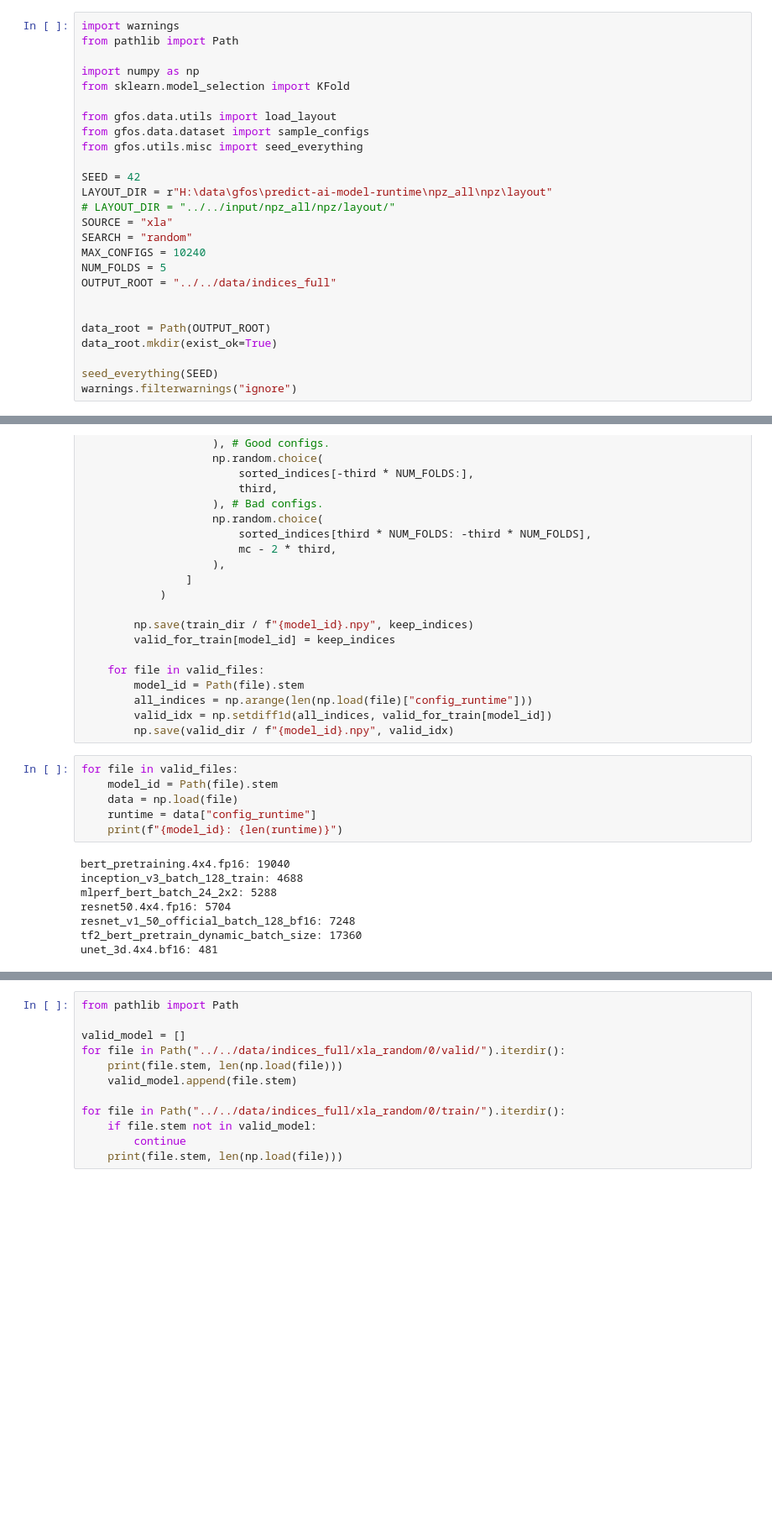
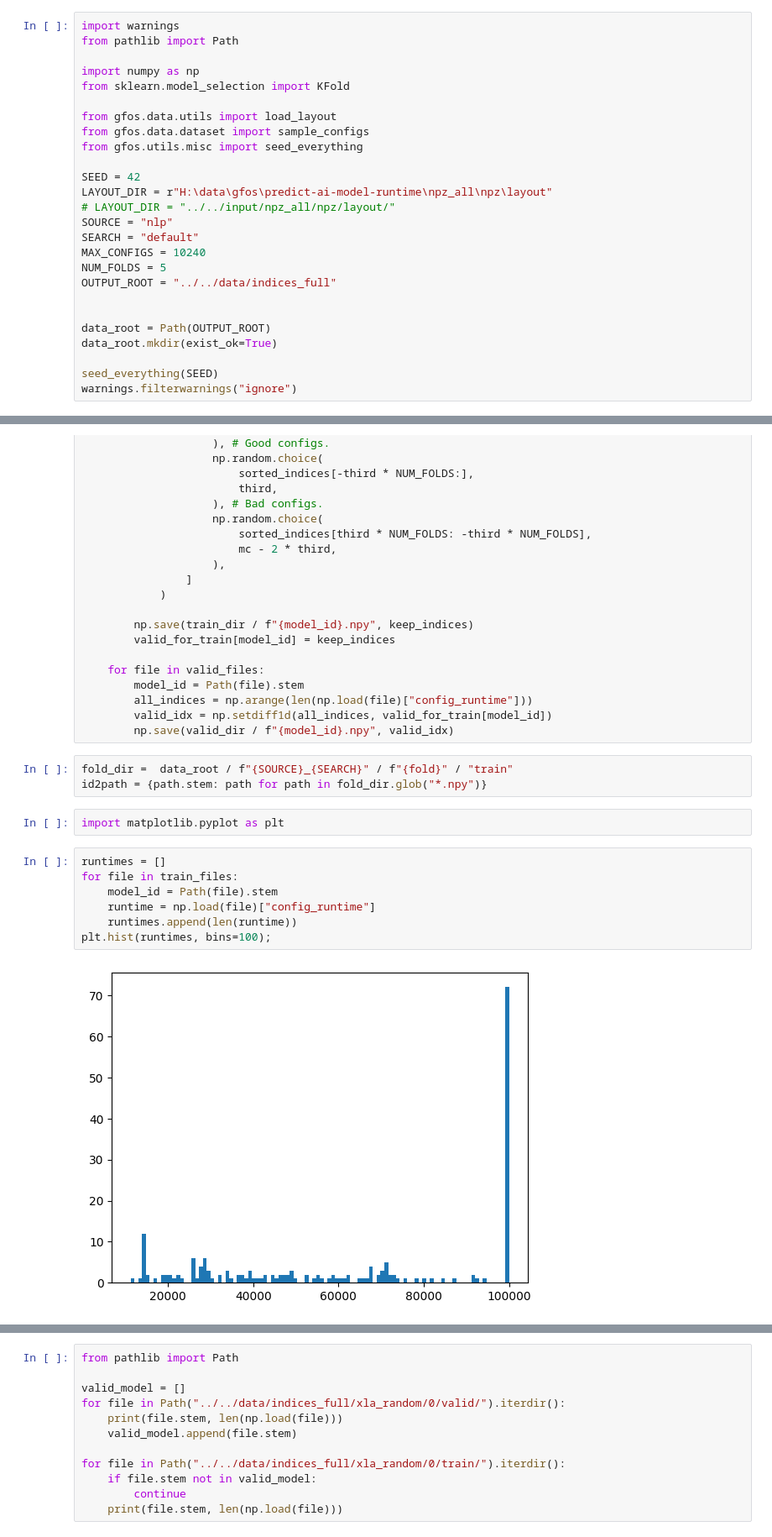
Before and after one commit to edenni/gfos, a Jupyter notebook: notebooks/data/create_fold.ipynb, the cells around one changed output, grey strips where cells are left out. Shown: that part at 84% size. Drawn from its saved outputs; the diff is of its cells as text; blank space fills up the shorter version.

```diff
--- a/notebooks/data/create_fold.ipynb
+++ b/notebooks/data/create_fold.ipynb
@@ -12,8 +12,8 @@ from gfos.utils.misc import seed_everything
 SEED = 42
 LAYOUT_DIR = r"H:\data\gfos\predict-ai-model-runtime\npz_all\npz\layout"
 # LAYOUT_DIR = "../../input/npz_all/npz/layout/"
-SOURCE = "xla"
-SEARCH = "random"
+SOURCE = "nlp"
+SEARCH = "default"
 MAX_CONFIGS = 10240
 NUM_FOLDS = 5
 OUTPUT_ROOT = "../../data/indices_full"
@@ -156,17 +211,17 @@ for fold, (train_files, valid_files) in enumerate(folds):
         all_indices = np.arange(len(np.load(file)["config_runtime"]))
         valid_idx = np.setdiff1d(all_indices, valid_for_train[model_id])
         np.save(valid_dir / f"{model_id}.npy", valid_idx)
+# %%
+fold_dir =  data_root / f"{SOURCE}_{SEARCH}" / f"{fold}" / "train"
+id2path = {path.stem: path for path in fold_dir.glob("*.npy")}
+# %%
+import matplotlib.pyplot as plt
 # %%
-for file in valid_files:
+runtimes = []
+for file in train_files:
     model_id = Path(file).stem
-    data = np.load(file)
-    runtime = data["config_runtime"]
-    print(f"{model_id}: {len(runtime)}")
+    runtime = np.load(file)["config_runtime"]
+    runtimes.append(len(runtime))
+plt.hist(runtimes, bins=100);
 # %% [output]
-bert_pretraining.4x4.fp16: 19040
-inception_v3_batch_128_train: 4688
-mlperf_bert_batch_24_2x2: 5288
-resnet50.4x4.fp16: 5704
-resnet_v1_50_official_batch_128_bf16: 7248
-tf2_bert_pretrain_dynamic_batch_size: 17360
-unet_3d.4x4.bf16: 481
+[figure, added]
```
Also changed, not shown: parts of 3 cells of this notebook, 13 other files.
